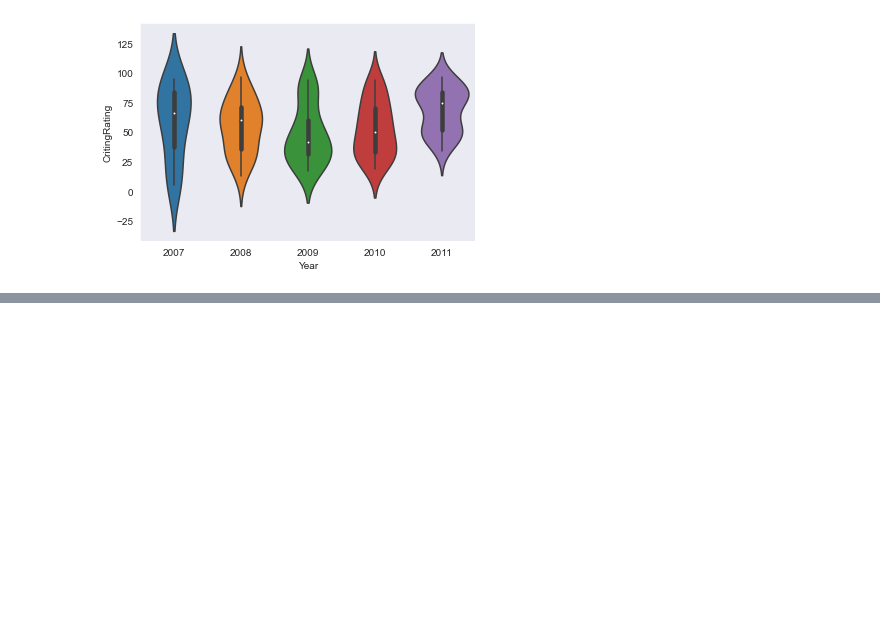
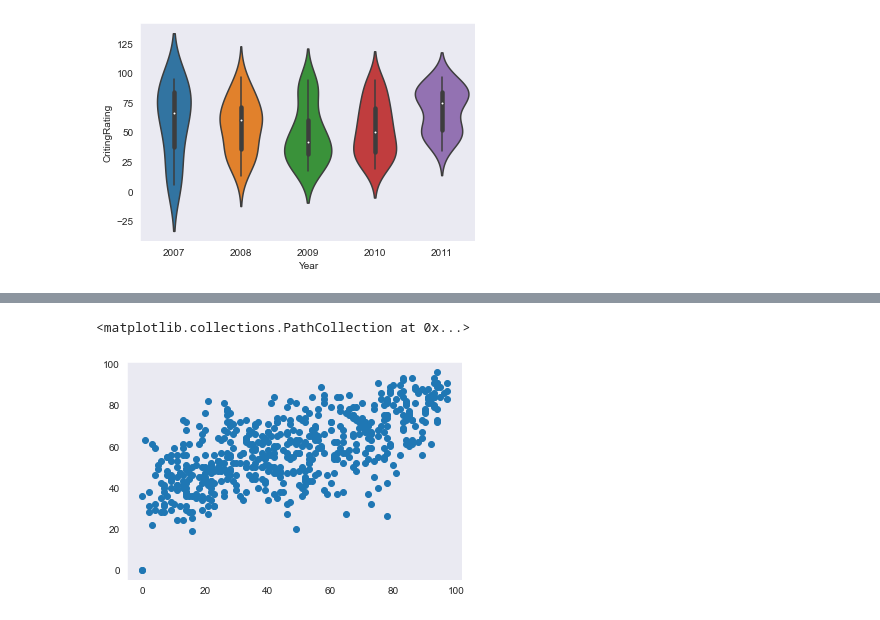
Before and after one commit to 07vikash/Movie-Rating-analysis, a Jupyter notebook: Movie-rating-analysis.ipynb, the cells around one changed output, grey strips where cells are left out. Cells and saved outputs as stored; diff of their text form; code cells hidden in the pictures; blank space fills up the shorter version.

```diff
--- a/Movie-rating-analysis.ipynb
+++ b/Movie-rating-analysis.ipynb
@@ -415,0 +420,5 @@ wt2 =sns.violinplot(data=movieData[movieData.Genre == 'Drama'], x='Year', y='Cri
+# %%
+plt.scatter(movieData.CritingRating, movieData.AudienceRating)
+# %% [output]
+<matplotlib.collections.PathCollection at 0x...>
+[figure, added]
```
Also changed, not shown: parts of 4 cells of this notebook.
